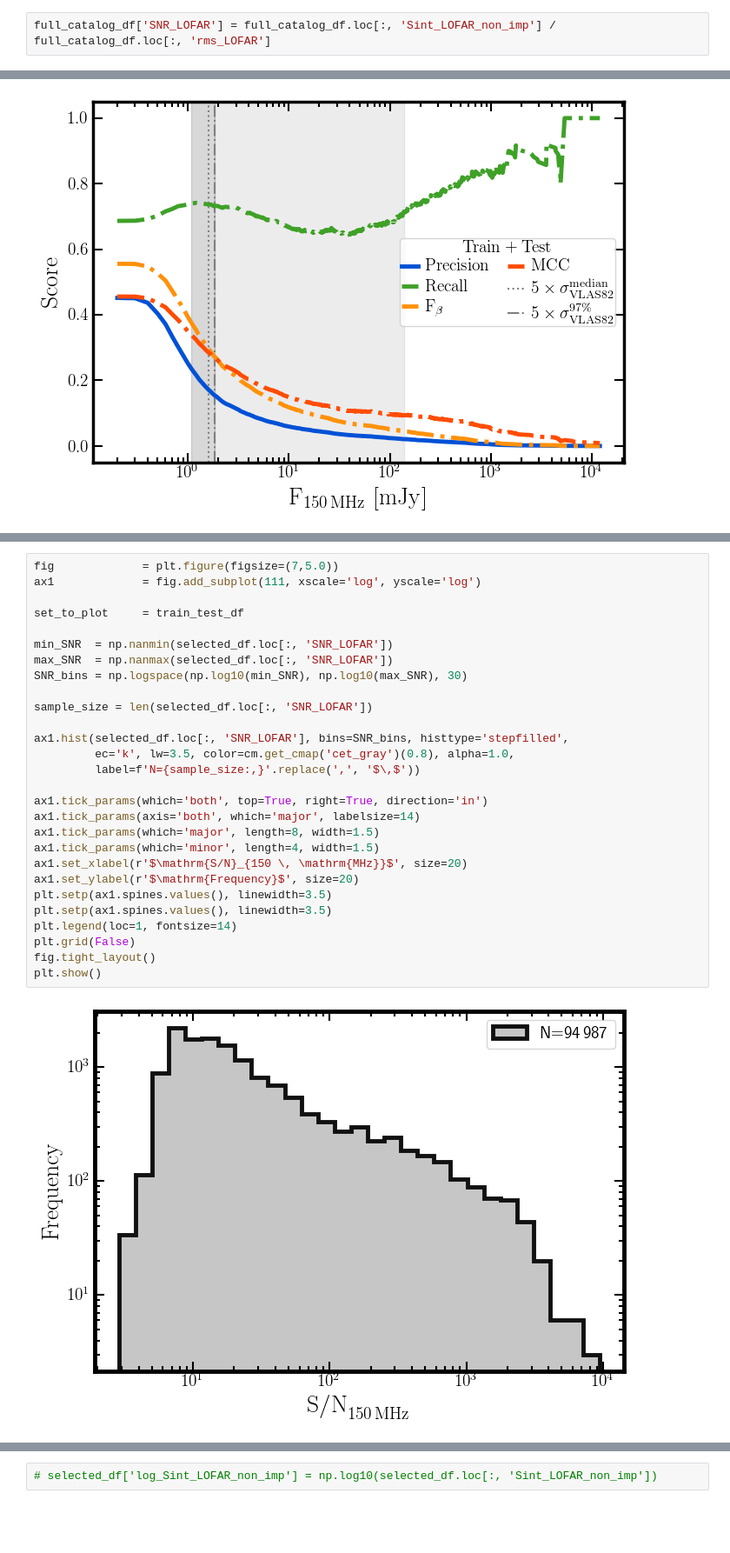
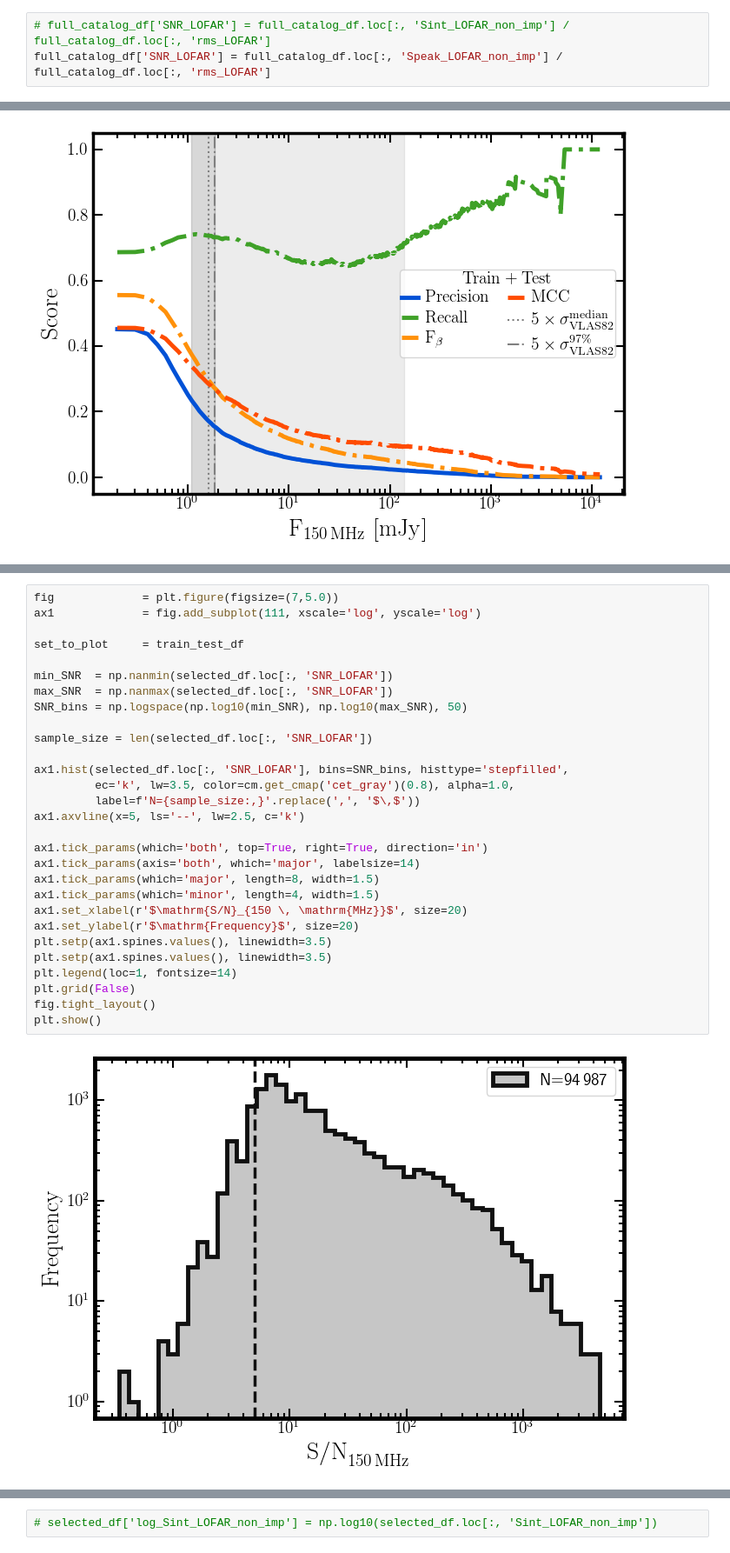
Before and after one commit to racarvajal/Pipeline_ML_6arcsec, a Jupyter notebook: ML_13.ipynb, the cells around one changed output, grey strips where cells are left out. Shown at 87% size. Drawn from its saved outputs; the diff is of its cells as text; blank space fills up the shorter version.

```diff
--- a/ML_13.ipynb
+++ b/ML_13.ipynb
@@ -149,7 +169,8 @@ full_catalog_df = pd.read_hdf(gv.preds_path + 'HETDEX_full_prediction.h5', key='
 # %%
 full_catalog_df.loc[(full_catalog_df.loc[:, 'Sint_LOFAR_non_imp'] == 0), 'Sint_LOFAR_non_imp'] = np.nan
 # %%
-full_catalog_df['SNR_LOFAR'] = full_catalog_df.loc[:, 'Sint_LOFAR_non_imp'] / full_catalog_df.loc[:, 'rms_LOFAR']
+# full_catalog_df['SNR_LOFAR'] = full_catalog_df.loc[:, 'Sint_LOFAR_non_imp'] / full_catalog_df.loc[:, 'rms_LOFAR']
+full_catalog_df['SNR_LOFAR'] = full_catalog_df.loc[:, 'Speak_LOFAR_non_imp'] / full_catalog_df.loc[:, 'rms_LOFAR']
 # %%
 if used_area == 'S82':
     full_catalog_df.loc[:, 'LOFAR_detect'] = full_catalog_df.loc[:, 'VLAS82_detect'].copy()
@@ -429,33 +494,34 @@ plt.show()
 # %%
 fig             = plt.figure(figsize=(7,5.0))
 ax1             = fig.add_subplot(111, xscale='log', yscale='log')
 
 set_to_plot     = train_test_df
 
 min_SNR  = np.nanmin(selected_df.loc[:, 'SNR_LOFAR'])
 max_SNR  = np.nanmax(selected_df.loc[:, 'SNR_LOFAR'])
-SNR_bins = np.logspace(np.log10(min_SNR), np.log10(max_SNR), 30)
+SNR_bins = np.logspace(np.log10(min_SNR), np.log10(max_SNR), 50)
 
 sample_size = len(selected_df.loc[:, 'SNR_LOFAR'])
 
 ax1.hist(selected_df.loc[:, 'SNR_LOFAR'], bins=SNR_bins, histtype='stepfilled',
          ec='k', lw=3.5, color=cm.get_cmap('cet_gray')(0.8), alpha=1.0,
          label=f'N={sample_size:,}'.replace(',', '$\,$'))
+ax1.axvline(x=5, ls='--', lw=2.5, c='k')
 
 ax1.tick_params(which='both', top=True, right=True, direction='in')
 ax1.tick_params(axis='both', which='major', labelsize=14)
 ax1.tick_params(which='major', length=8, width=1.5)
 ax1.tick_params(which='minor', length=4, width=1.5)
 ax1.set_xlabel(r'$\mathrm{S/N}_{150 \, \mathrm{MHz}}$', size=20)
 ax1.set_ylabel(r'$\mathrm{Frequency}$', size=20)
 plt.setp(ax1.spines.values(), linewidth=3.5)
 plt.setp(ax1.spines.values(), linewidth=3.5)
 plt.legend(loc=1, fontsize=14)
 plt.grid(False)
 fig.tight_layout()
 plt.show()
 # %% [output]
-[figure, old version]
+[figure, new version]
 # %%
 fig             = plt.figure(figsize=(7,5.0))
 ax1             = fig.add_subplot(111, xscale='log', yscale='log')
```
Also changed, not shown: parts of 13 cells of this notebook.
